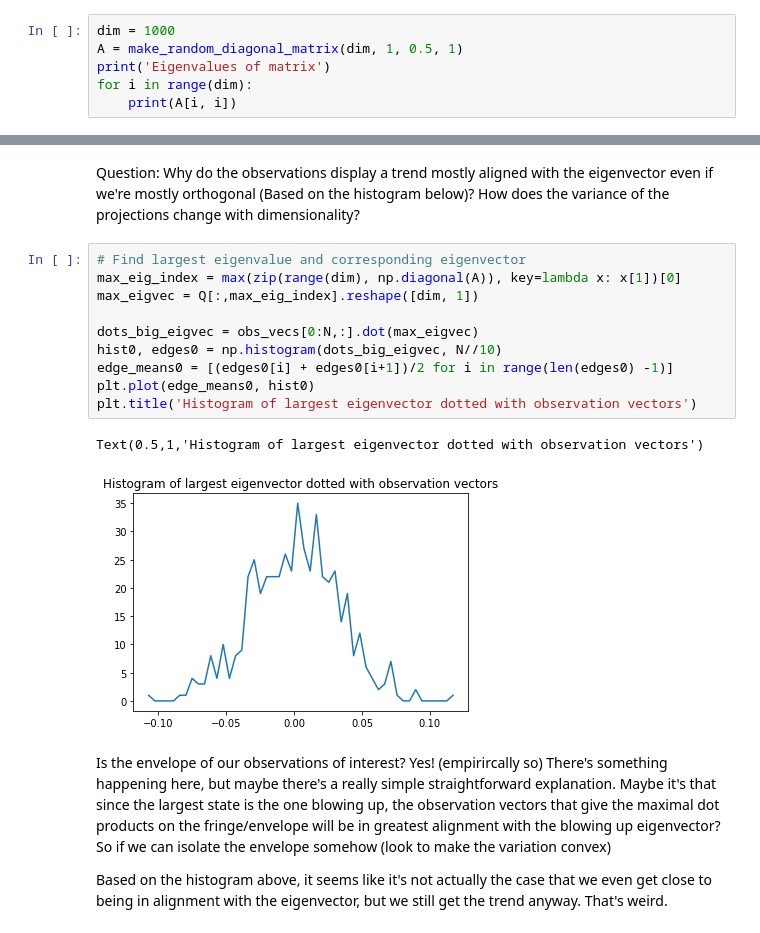
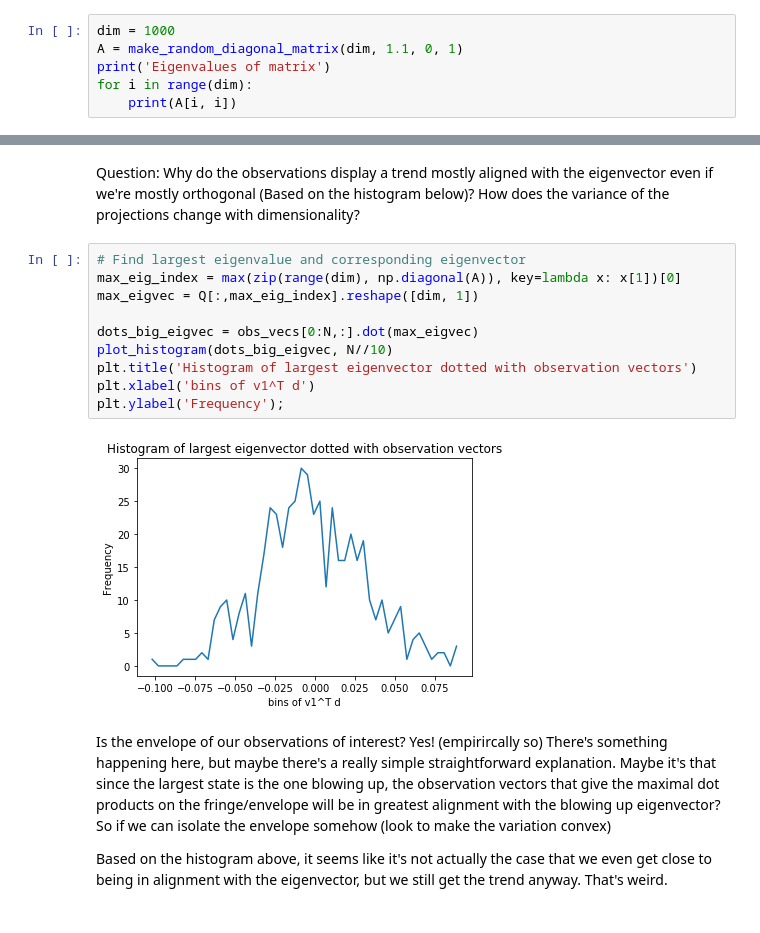
Before and after one commit to rahularya50/control-proj, a Jupyter notebook: Jupyter Notebooks/Randomized Eigenvalues (Diagonal Case).ipynb, the cells around one changed output, grey strips where cells are left out. Saved outputs shown, nothing was run; the diff lists cells and outputs as text.

Commit message:
Tried edge case

```diff
--- a/Jupyter Notebooks/Randomized Eigenvalues (Diagonal Case).ipynb
+++ b/Jupyter Notebooks/Randomized Eigenvalues (Diagonal Case).ipynb
@@ -12,7 +13,7 @@ from linalg_helper import *
 First, we'll simulate a system with lots of dimensions, some unstable eigenvalue and all others stable
 # %%
 dim = 1000
-A = make_random_diagonal_matrix(dim, 1, 0.5, 1)
+A = make_random_diagonal_matrix(dim, 1.1, 0, 1)
 print('Eigenvalues of matrix')
 for i in range(dim):
     print(A[i, i])
@@ -98,16 +100,15 @@ Question: Why do the observations display a trend mostly aligned with the eigenv
 # %%
 # Find largest eigenvalue and corresponding eigenvector
 max_eig_index = max(zip(range(dim), np.diagonal(A)), key=lambda x: x[1])[0]
 max_eigvec = Q[:,max_eig_index].reshape([dim, 1])
 
 dots_big_eigvec = obs_vecs[0:N,:].dot(max_eigvec)
-hist0, edges0 = np.histogram(dots_big_eigvec, N//10)
-edge_means0 = [(edges0[i] + edges0[i+1])/2 for i in range(len(edges0) -1)]
-plt.plot(edge_means0, hist0)
+plot_histogram(dots_big_eigvec, N//10)
 plt.title('Histogram of largest eigenvector dotted with observation vectors')
+plt.xlabel('bins of v1^T d')
+plt.ylabel('Frequency');
 # %% [output]
-Text(0.5,1,'Histogram of largest eigenvector dotted with observation vectors')
-[figure, old version]
+[figure, new version]
 # %% [markdown]
 Is the envelope of our observations of interest? Yes! (empirircally so) There's something happening here, but maybe there's a really simple straightforward explanation. Maybe it's that since the largest state is the one blowing up, the observation vectors that give the maximal dot products on the fringe/envelope will be in greatest alignment with the blowing up eigenvector? So if we can isolate the envelope somehow (look to make the variation convex)
 
```
Also changed, not shown: parts of 10 cells of this notebook, 1 other file.
